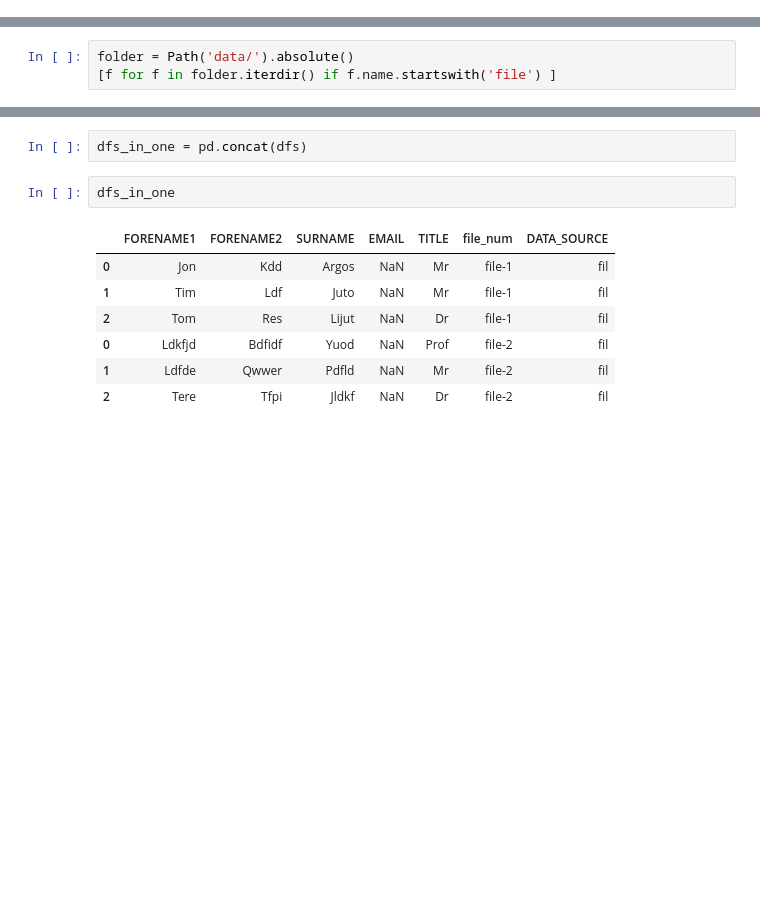
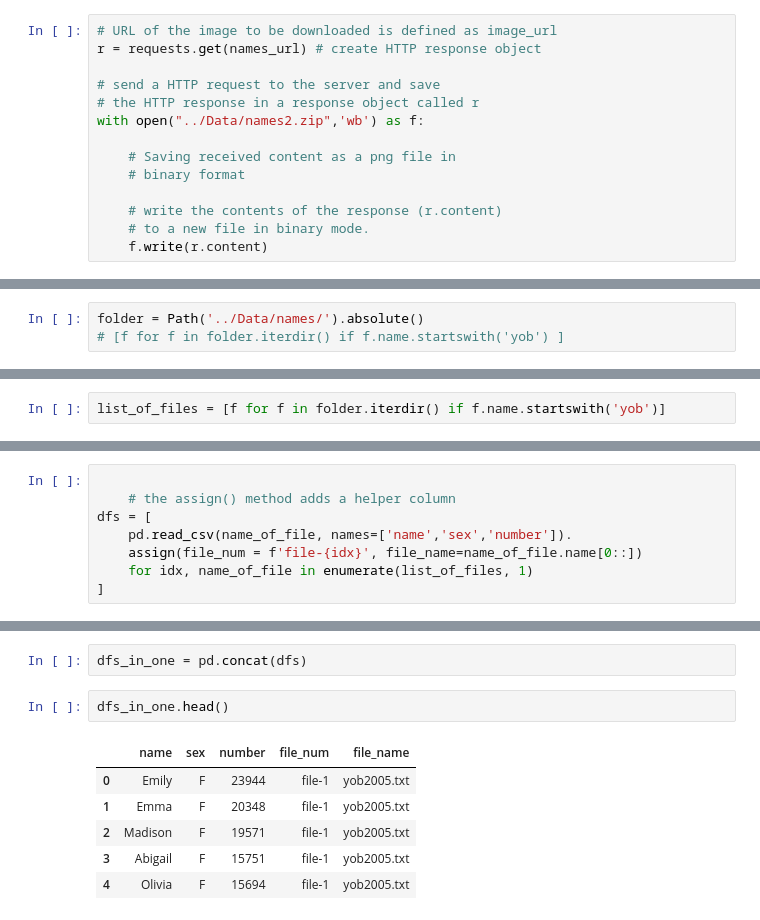
Before and after one commit to samadema/reading-multiple-files-pandas, a Jupyter notebook: read-csv-files.ipynb, the cells around one changed output, grey strips where cells are left out. Drawn from its saved outputs; the diff is of its cells as text; blank space fills up the shorter version.

Commit message:
changed data source to use ssa baby names data

```diff
--- a/read-csv-files.ipynb
+++ b/read-csv-files.ipynb
@@ -18,3 +44,17 @@ from pathlib import Path
+# %%
+# URL of the image to be downloaded is defined as image_url
+r = requests.get(names_url) # create HTTP response object
+
+# send a HTTP request to the server and save
+# the HTTP response in a response object called r
+with open("../Data/names2.zip",'wb') as f:
+
+    # Saving received content as a png file in
+    # binary format
+
+    # write the contents of the response (r.content)
+    # to a new file in binary mode.
+    f.write(r.content)
 # %%
 pwd
 # %% [output]
@@ -39,3 +101,3 @@ df.head()
 # %%
-folder = Path('data/').absolute()
-[f for f in folder.iterdir() if f.name.startswith('file') ]
+folder = Path('../Data/names/').absolute()
+# [f for f in folder.iterdir() if f.name.startswith('yob') ]
@@ -51,0 +113,2 @@ dfs = [
+# %%
+list_of_files = [f for f in folder.iterdir() if f.name.startswith('yob')]
@@ -52,3 +125,11 @@ dfs = [
+# %%
+
+    # the assign() method adds a helper column
+dfs = [
+    pd.read_csv(name_of_file, names=['name','sex','number']).
+    assign(file_num = f'file-{idx}', file_name=name_of_file.name[0::])
+    for idx, name_of_file in enumerate(list_of_files, 1)
+]
 # %%
 dfs
 # %% [output]
@@ -63,12 +153,11 @@ dfs
 # %%
 dfs_in_one = pd.concat(dfs)
 # %%
-dfs_in_one
+dfs_in_one.head()
 # %% [output]
-|  | FORENAME1 | FORENAME2 | SURNAME | EMAIL | TITLE | file_num | DATA_SOURCE |
-| 0 | Jon | Kdd | Argos | NaN | Mr | file-1 | fil |
-| 1 | Tim | Ldf | Juto | NaN | Mr | file-1 | fil |
-| 2 | Tom | Res | Lijut | NaN | Dr | file-1 | fil |
-| 0 | Ldkfjd | Bdfidf | Yuod | NaN | Prof | file-2 | fil |
-| 1 | Ldfde | Qwwer | Pdfld | NaN | Mr | file-2 | fil |
-| 2 | Tere | Tfpi | Jldkf | NaN | Dr | file-2 | fil |
+|  | name | sex | number | file_num | file_name |
+| 0 | Emily | F | 23944 | file-1 | yob2005.txt |
+| 1 | Emma | F | 20348 | file-1 | yob2005.txt |
+| 2 | Madison | F | 19571 | file-1 | yob2005.txt |
+| 3 | Abigail | F | 15751 | file-1 | yob2005.txt |
+| 4 | Olivia | F | 15694 | file-1 | yob2005.txt |
```
Also changed, not shown: parts of 15 cells of this notebook.
